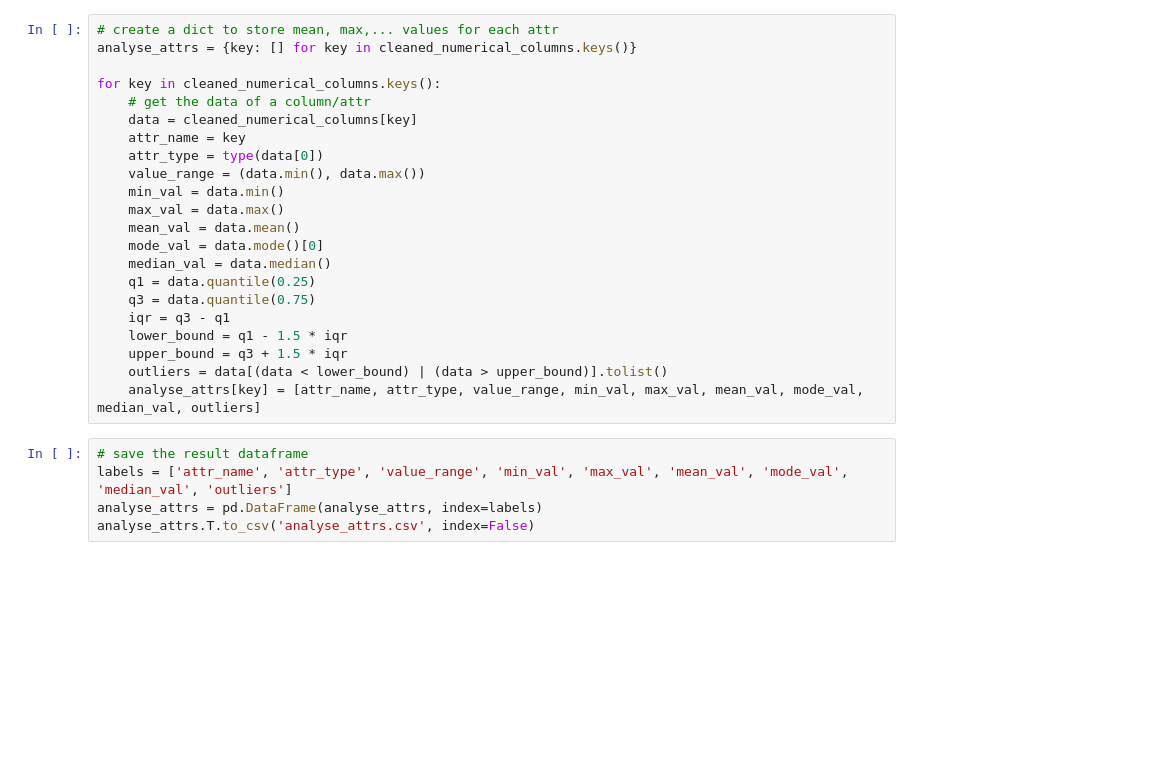
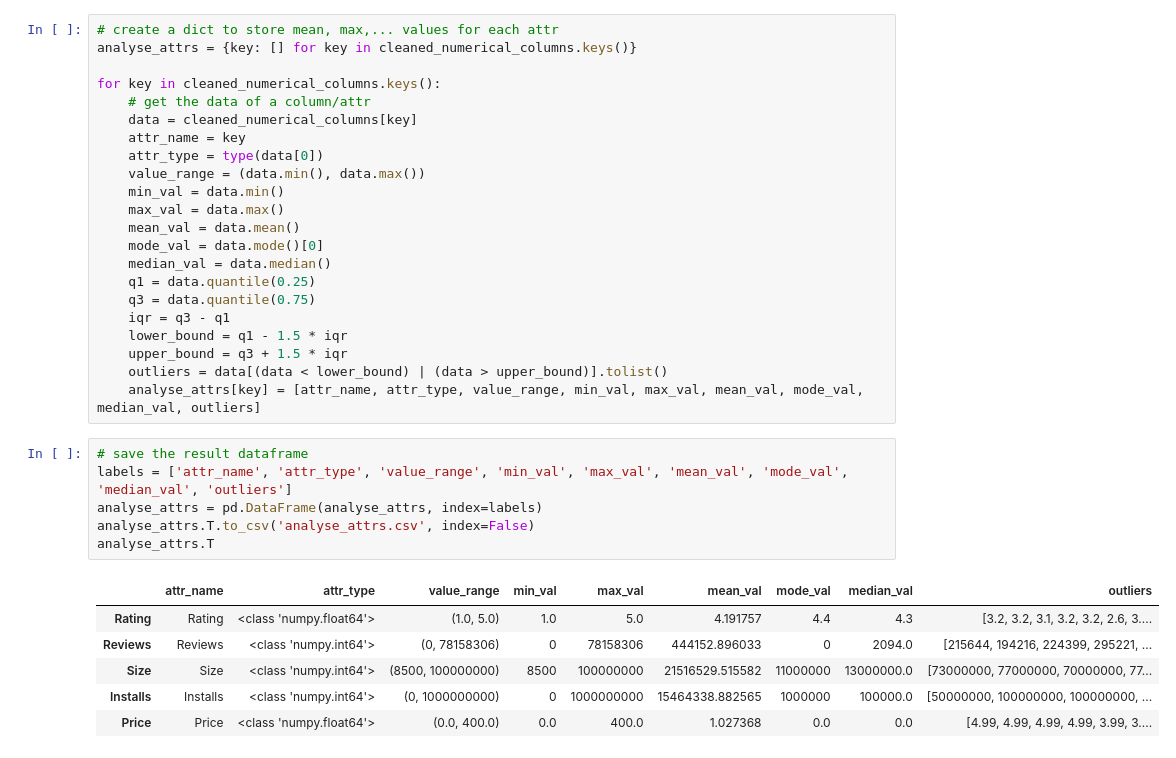
Before and after one commit to Soroush-Pasandideh/DataMining, a Jupyter notebook: part_1/phase1.ipynb, the cells around one changed output. Drawn from its saved outputs; the diff is of its cells as text; blank space fills up the shorter version.

```diff
--- a/part_1/phase1.ipynb
+++ b/part_1/phase1.ipynb
@@ -101,5 +102,13 @@ for key in cleaned_numerical_columns.keys():
 # %%
 # save the result dataframe
 labels = ['attr_name', 'attr_type', 'value_range', 'min_val', 'max_val', 'mean_val', 'mode_val', 'median_val', 'outliers']
 analyse_attrs = pd.DataFrame(analyse_attrs, index=labels)
 analyse_attrs.T.to_csv('analyse_attrs.csv', index=False)
+analyse_attrs.T
+# %% [output]
+|  | attr_name | attr_type | value_range | min_val | max_val | mean_val | mode_val | median_val | outliers |
+| Rating | Rating | <class 'numpy.float64'> | (1.0, 5.0) | 1.0 | 5.0 | 4.191757 | 4.4 | 4.3 | [3.2, 3.2, 3.1, 3.2, 3.2, 2.6, 3.... |
+| Reviews | Reviews | <class 'numpy.int64'> | (0, 78158306) | 0 | 78158306 | 444152.896033 | 0 | 2094.0 | [215644, 194216, 224399, 295221, ... |
+| Size | Size | <class 'numpy.int64'> | (8500, 100000000) | 8500 | 100000000 | 21516529.515582 | 11000000 | 13000000.0 | [73000000, 77000000, 70000000, 77... |
+| Installs | Installs | <class 'numpy.int64'> | (0, 1000000000) | 0 | 1000000000 | 15464338.882565 | 1000000 | 100000.0 | [50000000, 100000000, 100000000, ... |
+| Price | Price | <class 'numpy.float64'> | (0.0, 400.0) | 0.0 | 400.0 | 1.027368 | 0.0 | 0.0 | [4.99, 4.99, 4.99, 4.99, 3.99, 3.... |
```
Also changed, not shown: parts of 3 cells of this notebook, 6 other files.
